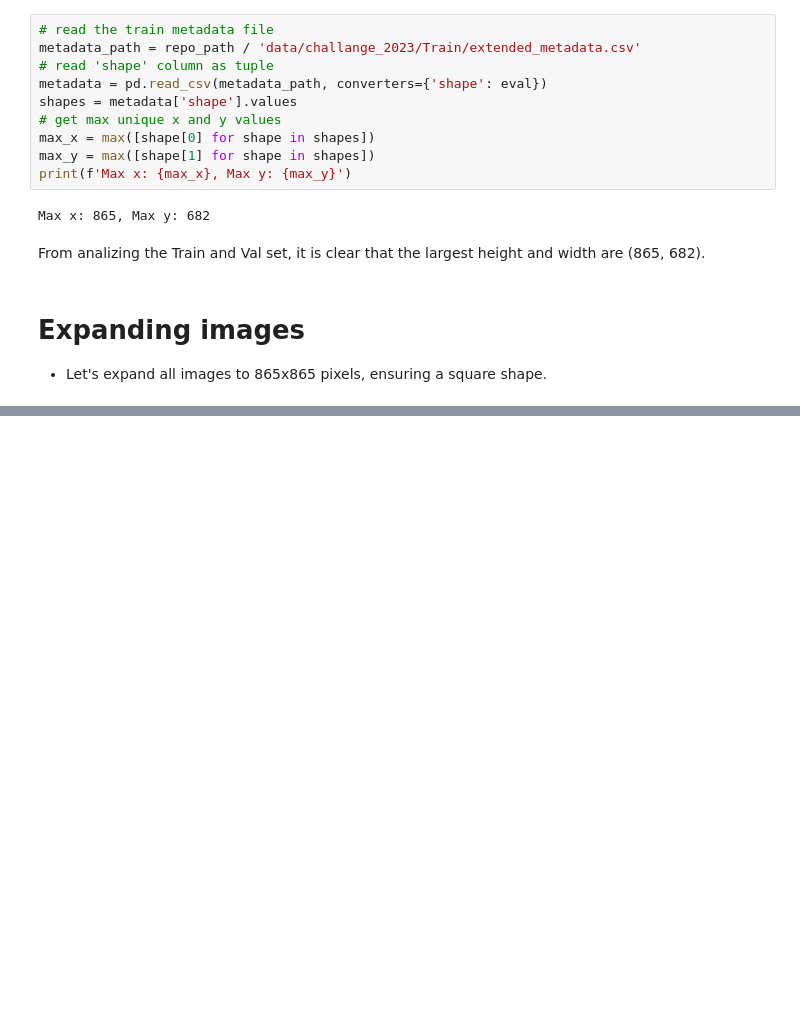
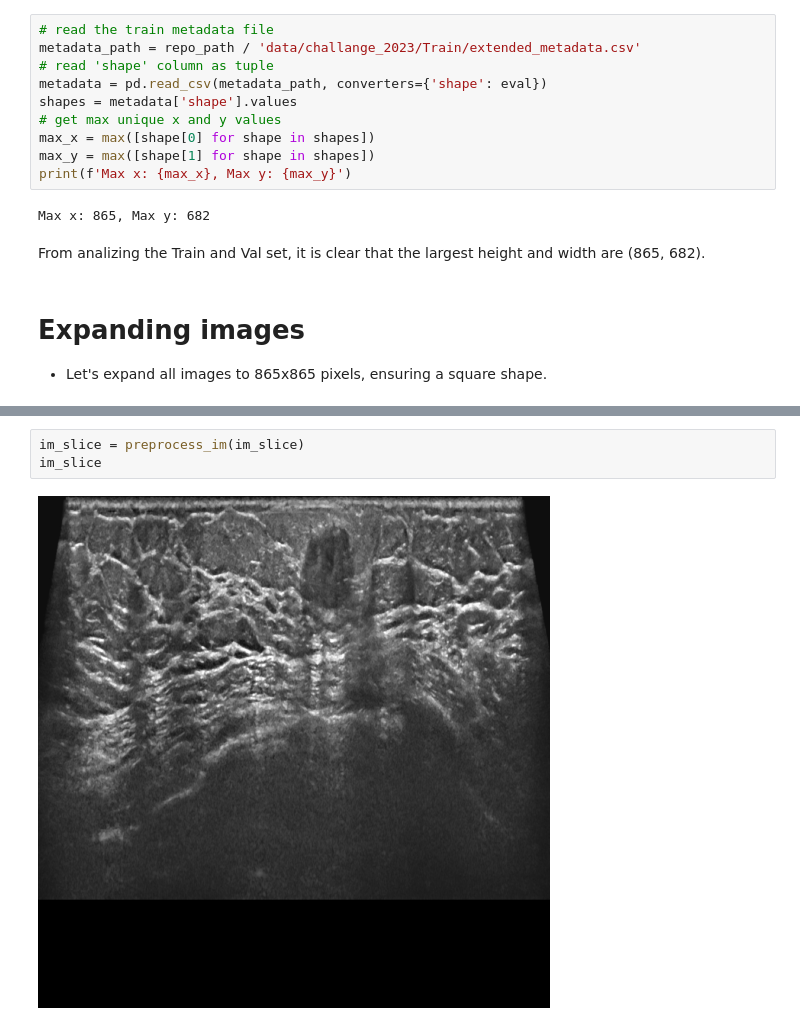
Before and after one commit to VICTORIA-project/tdsc_abus23, a Jupyter notebook: dataset_analysis/bigger_resolution.ipynb, the cells around one changed output, grey strips where cells are left out. Drawn from its saved outputs; the diff is of its cells as text; blank space fills up the shorter version.

```diff
--- a/dataset_analysis/bigger_resolution.ipynb
+++ b/dataset_analysis/bigger_resolution.ipynb
@@ -96,0 +124,5 @@ np.asanyarray(im_slice).shape
+# %%
+im_slice = preprocess_im(im_slice)
+im_slice
+# %% [output]
+[figure, added]
```
Also changed, not shown: parts of 4 cells of this notebook, 1 other file.
